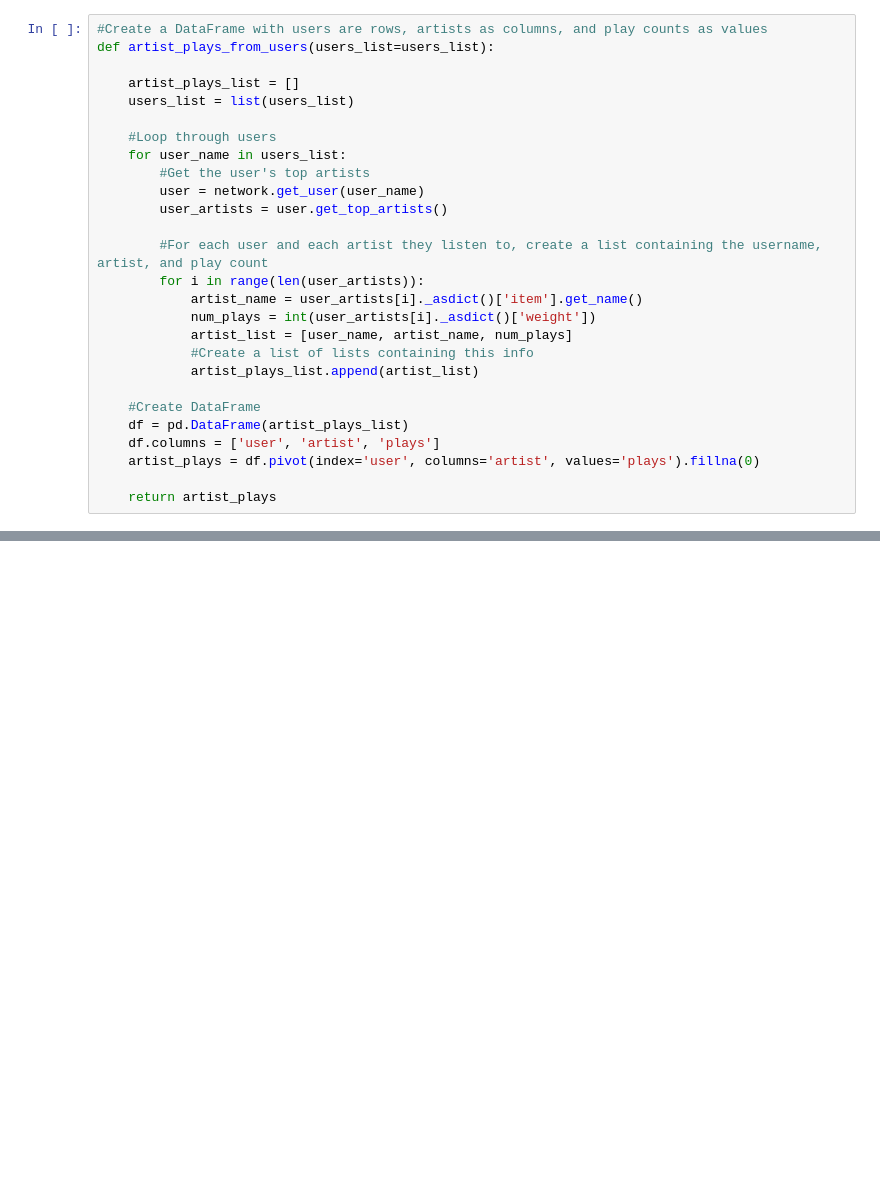
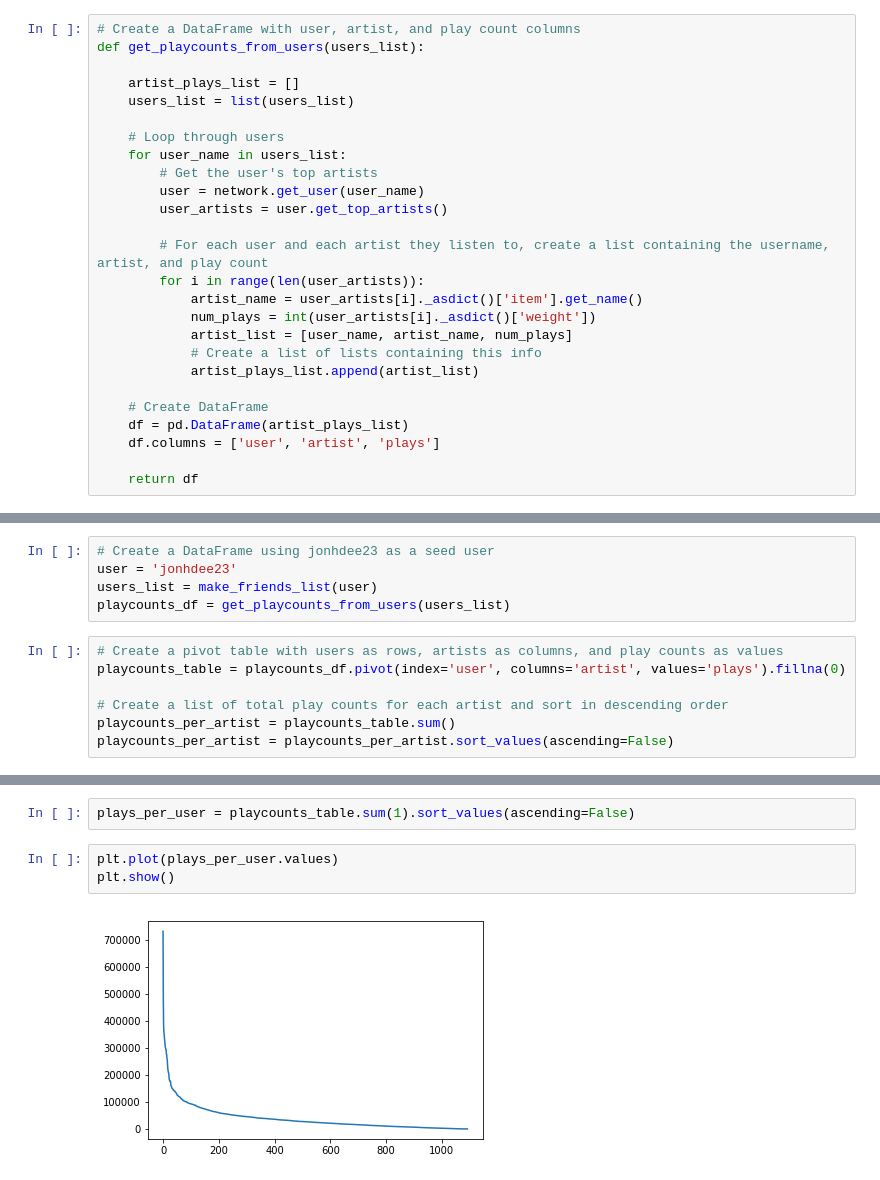
Before and after one commit to hussain-jafari/lastfm-recommender-system, a Jupyter notebook: recommendersystem.ipynb, the cells around one changed output, grey strips where cells are left out. Cells and saved outputs as stored; diff of their text form; blank space fills up the shorter version.

```diff
--- a/recommendersystem.ipynb
+++ b/recommendersystem.ipynb
@@ -40,28 +42,27 @@ def make_friends_list(initial_user, min_length=1000, friends_list=[], initial_us
     return set(friends_list)
 # %%
-#Create a DataFrame with users are rows, artists as columns, and play counts as values
-def artist_plays_from_users(users_list=users_list):
+# Create a DataFrame with user, artist, and play count columns
+def get_playcounts_from_users(users_list):
 
     artist_plays_list = []
     users_list = list(users_list)
 
-    #Loop through users
+    # Loop through users
     for user_name in users_list:
-        #Get the user's top artists
+        # Get the user's top artists
         user = network.get_user(user_name)
         user_artists = user.get_top_artists()
 
-        #For each user and each artist they listen to, create a list containing the username, artist, and play count
+        # For each user and each artist they listen to, create a list containing the username, artist, and play count
         for i in range(len(user_artists)):
             artist_name = user_artists[i]._asdict()['item'].get_name()
             num_plays = int(user_artists[i]._asdict()['weight'])
             artist_list = [user_name, artist_name, num_plays]
-            #Create a list of lists containing this info
+            # Create a list of lists containing this info
             artist_plays_list.append(artist_list)
 
-    #Create DataFrame
+    # Create DataFrame
     df = pd.DataFrame(artist_plays_list)
     df.columns = ['user', 'artist', 'plays']
-    artist_plays = df.pivot(index='user', columns='artist', values='plays').fillna(0)
 
-    return artist_plays
+    return df
@@ -200,0 +69,12 @@ get_artist_recommendations('azekulic')
+# %%
+# Create a DataFrame using jonhdee23 as a seed user
+user = 'jonhdee23'
+users_list = make_friends_list(user)
+playcounts_df = get_playcounts_from_users(users_list)
+# %%
+# Create a pivot table with users as rows, artists as columns, and play counts as values
+playcounts_table = playcounts_df.pivot(index='user', columns='artist', values='plays').fillna(0)
+
+# Create a list of total play counts for each artist and sort in descending order
+playcounts_per_artist = playcounts_table.sum()
+playcounts_per_artist = playcounts_per_artist.sort_values(ascending=False)
@@ -200,0 +164,7 @@ get_artist_recommendations('azekulic')
+# %%
+plays_per_user = playcounts_table.sum(1).sort_values(ascending=False)
+# %%
+plt.plot(plays_per_user.values)
+plt.show()
+# %% [output]
+[figure, added]
```
Also changed, not shown: parts of 24 cells of this notebook.
